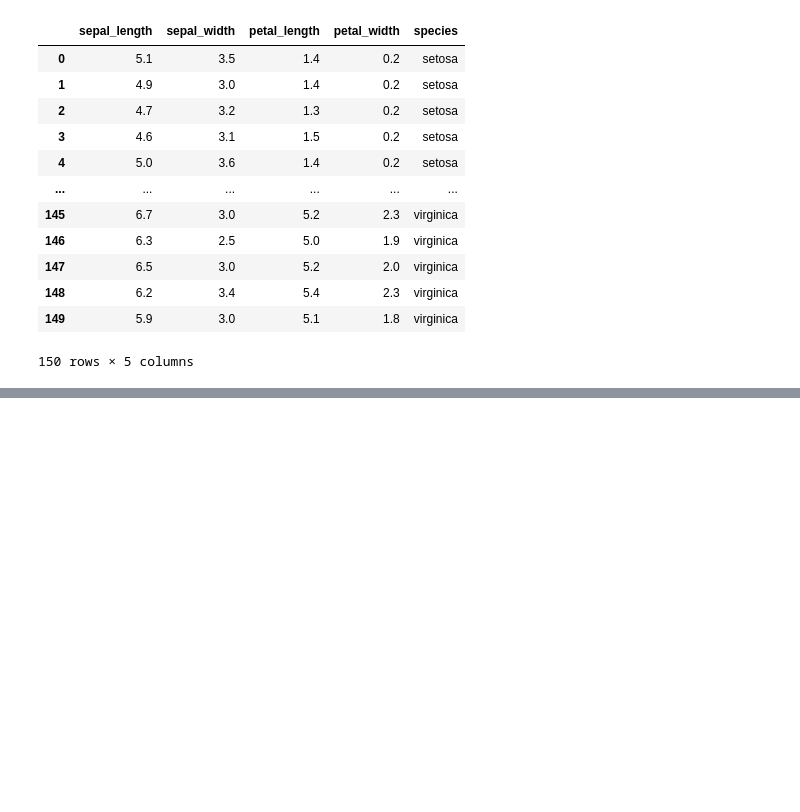
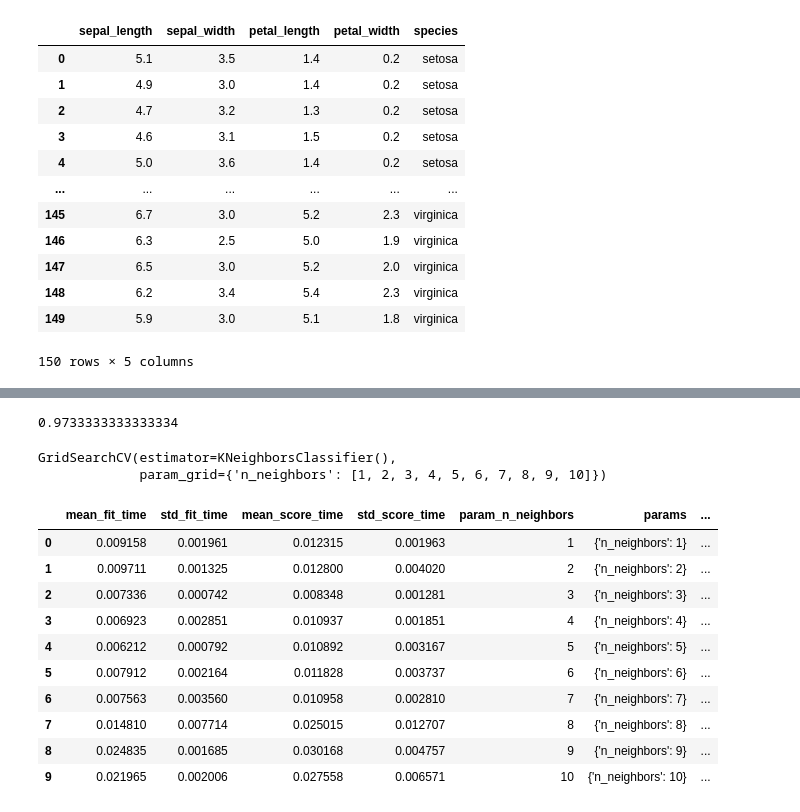
Before and after one commit to amanriyal/grid_search_cv, a Jupyter notebook: grid_search_cv.ipynb, the cells around one changed output, grey strips where cells are left out. Drawn from its saved outputs; the diff is of its cells as text; code cells hidden in the pictures; blank space fills up the shorter version.

Commit message:
updated result_knn

```diff
--- a/grid_search_cv.ipynb
+++ b/grid_search_cv.ipynb
@@ -27,0 +50,7 @@ df
+# %%
+from sklearn.model_selection import train_test_split
+X_train,X_test,Y_train,Y_test=train_test_split(X,Y,test_size=0.2,random_state=42)
+# %%
+from sklearn.neighbors import KNeighborsClassifier
+model_knn= KNeighborsClassifier(n_neighbors=5)
+model_knn.fit(X_train,Y_train)
@@ -27,0 +65,5 @@ df
+# %%
+score= cross_val_score(model_knn,X,Y,cv=5)
+print(score.mean())
+# %% [output]
+0.9733333333333334
@@ -27,0 +72,22 @@ df
+# %%
+classifier= GridSearchCV(model_knn,param_grid={'n_neighbors':[1,2,3,4,5,6,7,8,9,10]})
+classifier.fit(X_train,Y_train)
+# %% [output]
+GridSearchCV(estimator=KNeighborsClassifier(),
+             param_grid={'n_neighbors': [1, 2, 3, 4, 5, 6, 7, 8, 9, 10]})
+# %%
+result_knn= pd.DataFrame(classifier.cv_results_)
+# %%
+result_knn
+# %% [output]
+|  | mean_fit_time | std_fit_time | mean_score_time | std_score_time | param_n_neighbors | params | ... |
+| 0 | 0.009158 | 0.001961 | 0.012315 | 0.001963 | 1 | {'n_neighbors': 1} | ... |
+| 1 | 0.009711 | 0.001325 | 0.012800 | 0.004020 | 2 | {'n_neighbors': 2} | ... |
+| 2 | 0.007336 | 0.000742 | 0.008348 | 0.001281 | 3 | {'n_neighbors': 3} | ... |
+| 3 | 0.006923 | 0.002851 | 0.010937 | 0.001851 | 4 | {'n_neighbors': 4} | ... |
+| 4 | 0.006212 | 0.000792 | 0.010892 | 0.003167 | 5 | {'n_neighbors': 5} | ... |
+| 5 | 0.007912 | 0.002164 | 0.011828 | 0.003737 | 6 | {'n_neighbors': 6} | ... |
+| 6 | 0.007563 | 0.003560 | 0.010958 | 0.002810 | 7 | {'n_neighbors': 7} | ... |
+| 7 | 0.014810 | 0.007714 | 0.025015 | 0.012707 | 8 | {'n_neighbors': 8} | ... |
+| 8 | 0.024835 | 0.001685 | 0.030168 | 0.004757 | 9 | {'n_neighbors': 9} | ... |
+| 9 | 0.021965 | 0.002006 | 0.027558 | 0.006571 | 10 | {'n_neighbors': 10} | ... |
```
Also changed, not shown: parts of 8 cells of this notebook.
